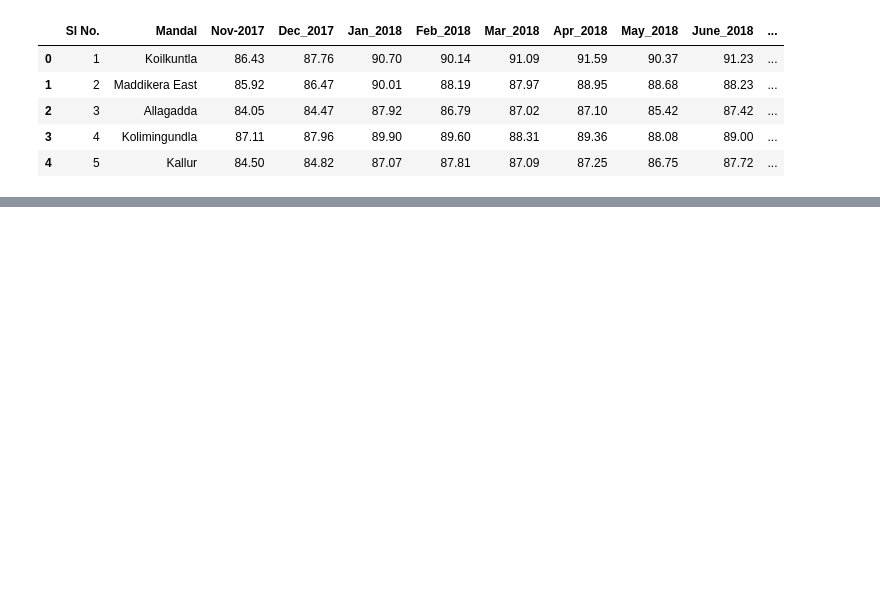
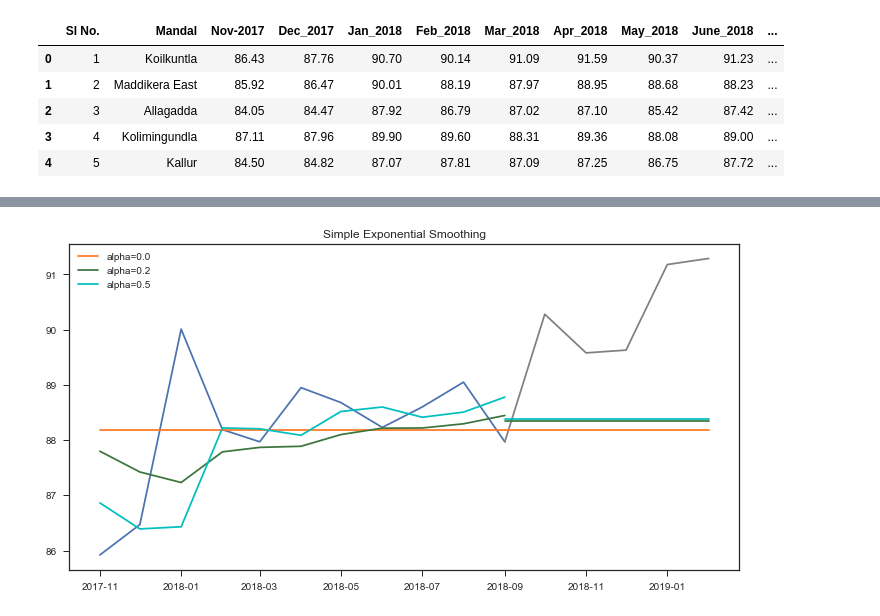
Before and after one commit to bhargav183/Louisers, a Jupyter notebook: Notebooks/Inventory.ipynb, the cells around one changed output, grey strips where cells are left out. Saved outputs shown, nothing was run; the diff lists cells and outputs as text; code cells hidden in the pictures; blank space fills up the shorter version.

```diff
--- a/Notebooks/Inventory.ipynb
+++ b/Notebooks/Inventory.ipynb
@@ -109,0 +98,25 @@ plt.show()
+# %%
+model = SimpleExpSmoothing(train_data)
+model._index = pd.to_datetime(train.index)
+# %%
+fit1 = model.fit()
+pred1 = fit1.forecast(5)
+fit1.summary()
+# %%
+fit2 = model.fit(smoothing_level=.2)
+pred2 = fit2.forecast(5)
+fit1.summary()
+# %%
+fit3 = model.fit(smoothing_level=.5)
+pred3 = fit3.forecast(5)
+# %%
+fig, ax = plt.subplots(figsize=(12, 6))
+ax.plot(train.index, train.values)
+ax.plot(test.index, test.values, color="gray")
+for p, f, c in zip((pred1, pred2, pred3),(fit1, fit2, fit3),('#ff7823','#3c763d','c')):
+    ax.plot(train.index, f.fittedvalues, color=c)
+    ax.plot(test.index, p, label="alpha="+str(f.params['smoothing_level'])[:3], color=c)
+plt.title("Simple Exponential Smoothing")
+plt.legend();
+# %% [output]
+[figure, added]
```
Also changed, not shown: parts of 25 cells of this notebook, 1 other file.
